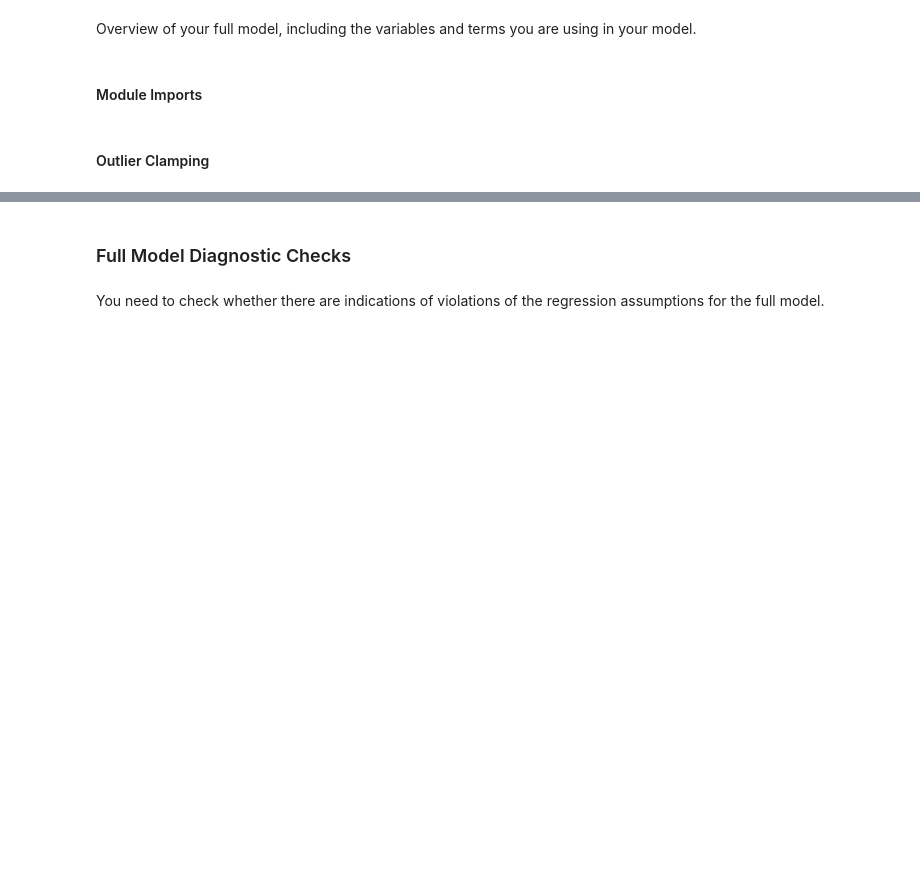
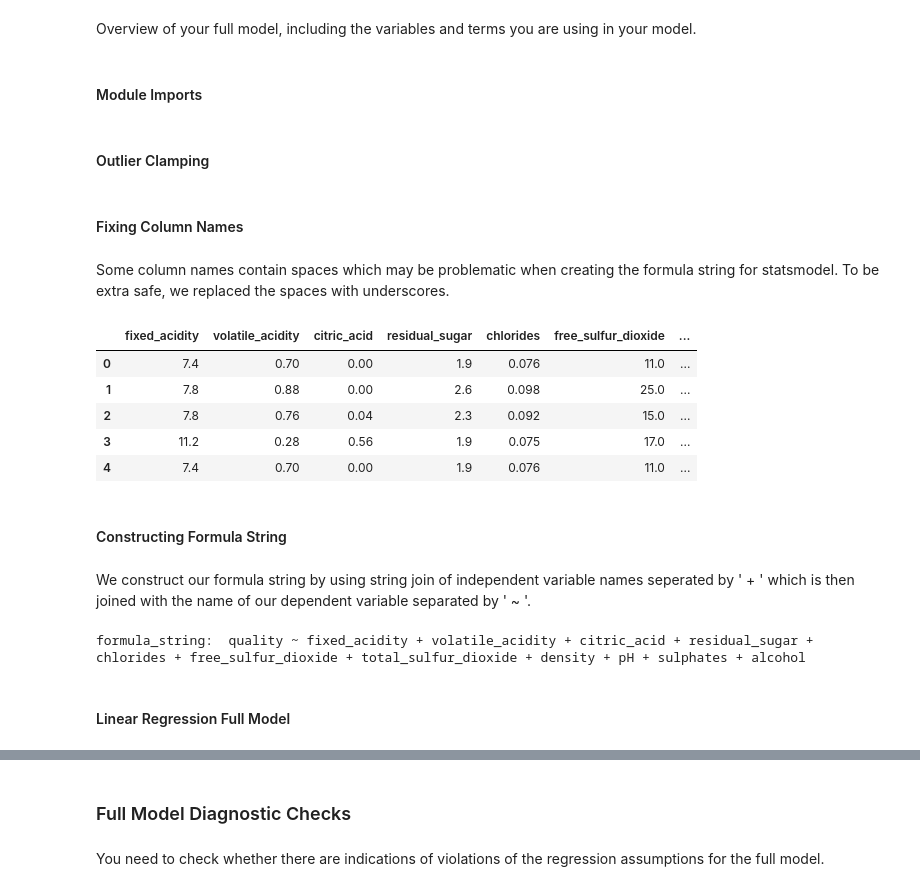
Before and after one commit to Michael-s3943224/MATH2412-Assignment, a Jupyter notebook: Phase2_Group21.ipynb, the cells around one changed output, grey strips where cells are left out. Saved outputs shown, nothing was run; the diff lists cells and outputs as text; code cells hidden in the pictures; blank space fills up the shorter version.

```diff
--- a/Phase2_Group21.ipynb
+++ b/Phase2_Group21.ipynb
@@ -75,3 +75,30 @@ for category in outlier_categories:
 
     df.loc[df[category] < bot_out, category] = bot_out
     df.loc[df[category] > top_out, category] = top_out
+# %% [markdown]
+#### Fixing Column Names
+# %% [markdown]
+Some column names contain spaces which may be problematic when creating the formula string for statsmodel. To be extra safe, we replaced the spaces with underscores.
+# %%
+df.columns = [colname.replace(' ', '_') for colname in list(df.columns)]
+df.head()
+# %% [output]
+|  | fixed_acidity | volatile_acidity | citric_acid | residual_sugar | chlorides | free_sulfur_dioxide | ... |
+| 0 | 7.4 | 0.70 | 0.00 | 1.9 | 0.076 | 11.0 | ... |
+| 1 | 7.8 | 0.88 | 0.00 | 2.6 | 0.098 | 25.0 | ... |
+| 2 | 7.8 | 0.76 | 0.04 | 2.3 | 0.092 | 15.0 | ... |
+| 3 | 11.2 | 0.28 | 0.56 | 1.9 | 0.075 | 17.0 | ... |
+| 4 | 7.4 | 0.70 | 0.00 | 1.9 | 0.076 | 11.0 | ... |
+# %% [markdown]
+#### Constructing Formula String
+# %% [markdown]
+We construct our formula string by using string join of independent variable names seperated by ' + ' which is then joined with the name of our dependent variable separated by ' ~ '.
+# %%
+dep_var = 'quality'
+formula_string_indep_vars = ' + '.join(df.drop(columns=dep_var).columns)
+formula_string = dep_var + ' ~ ' + formula_string_indep_vars
+print('formula_string: ', formula_string)
+# %% [output]
+formula_string:  quality ~ fixed_acidity + volatile_acidity + citric_acid + residual_sugar + chlorides + free_sulfur_dioxide + total_sulfur_dioxide + density + pH + sulphates + alcohol
+# %% [markdown]
+#### Linear Regression Full Model
```
Also changed, not shown: parts of 6 cells of this notebook.
